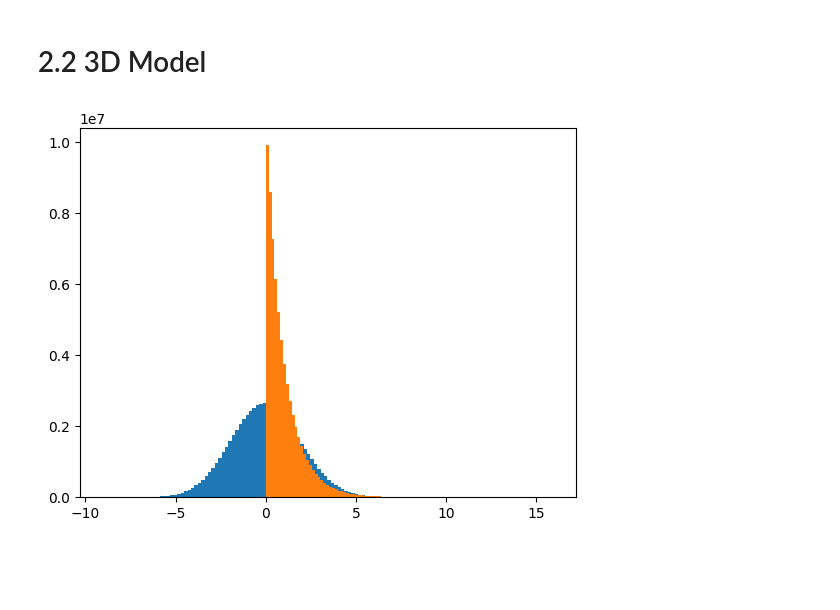
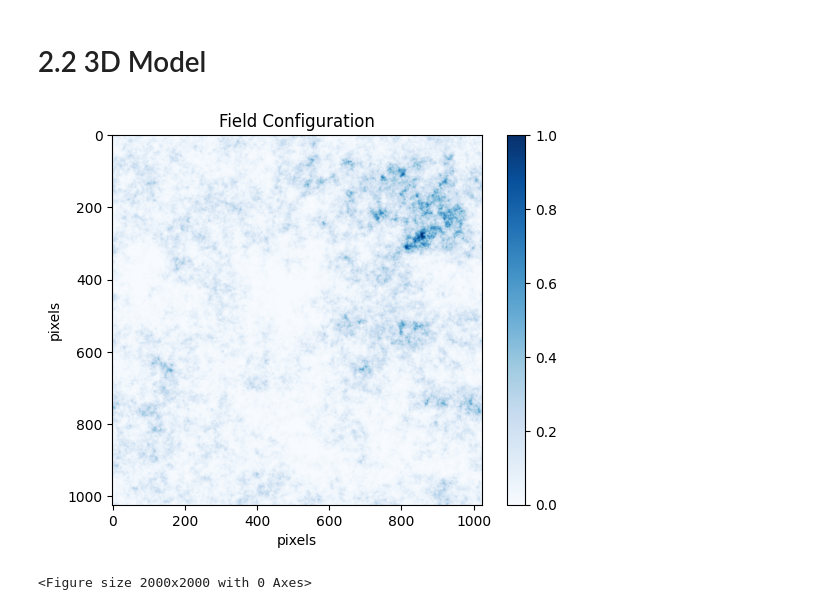
Before and after one commit to khchoi-physik/pbh_simulations, a Jupyter notebook: GRF_v2.ipynb, the cells around one changed output. Drawn from its saved outputs; the diff is of its cells as text; code cells hidden in the pictures; blank space fills up the shorter version.

```diff
--- a/GRF_v2.ipynb
+++ b/GRF_v2.ipynb
@@ -424,14 +573,18 @@ plt.show()
 # %% [markdown]
 # 2.2 3D Model
 # %%
-# @title Run 3D Model (CPU) [Inactive]
-#grf, white_noise_3d = gaussian_random_field_3d(gaussian_white_noise_3d(pixel, z_pixel, mean, std_dev), pixel, z_pixel, amplitude, k_power)
+# @title Run 3D Model
+
+# Run 3D Model (GPU)
+#grf, white_noise_3d = gpu_grf_3d(gaussian_white_noise_3d(pixel, z_pixel, mean, std_dev), pixel, z_pixel, amplitude, k_power)
+# Run 3D Model (CPU)
+grf, white_noise_3d =  gaussian_random_field_3d(gaussian_white_noise_3d(pixel, z_pixel, mean, std_dev), pixel, z_pixel, amplitude, k_power)
-# %%
-# @title Run 3D Model (GPU)
-grf, white_noise_3d = gpu_grf_3d(gaussian_white_noise_3d(pixel, z_pixel, mean, std_dev), pixel, z_pixel, amplitude, k_power)
 # %%
-plt.hist(grf.flatten(),bins=100);
-exprf = gaussian_to_exp(grf, 1)
-plt.hist(exprf.flatten(),bins=100);
+exprf = gaussian_to_exp(grf, decay_rate)
+#plt.hist(grf.flatten(),bins=100);
+#plt.hist(exprf.flatten(),bins=100);
-# %% [output]
-[figure, removed]
+# %%
+plot_exprf_2d(exprf[:,:,0], ratio=0.8, min_val=0, max_val= 1 ) # Exponentially distorted field
+# %% [output]
+[figure, added]
+<Figure size 2000x2000 with 0 Axes>
```
Also changed, not shown: parts of 25 cells of this notebook.
